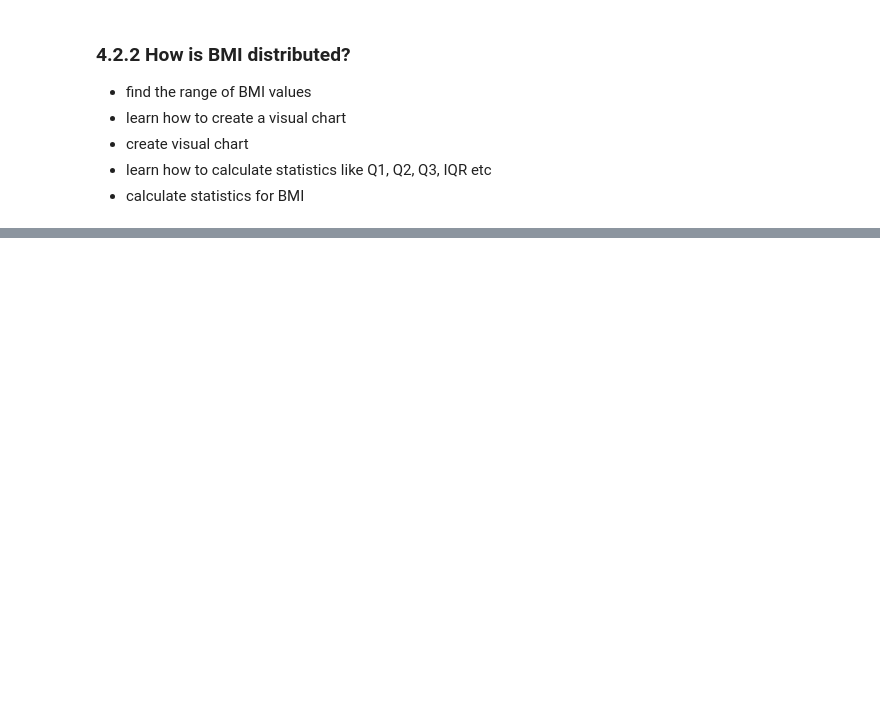
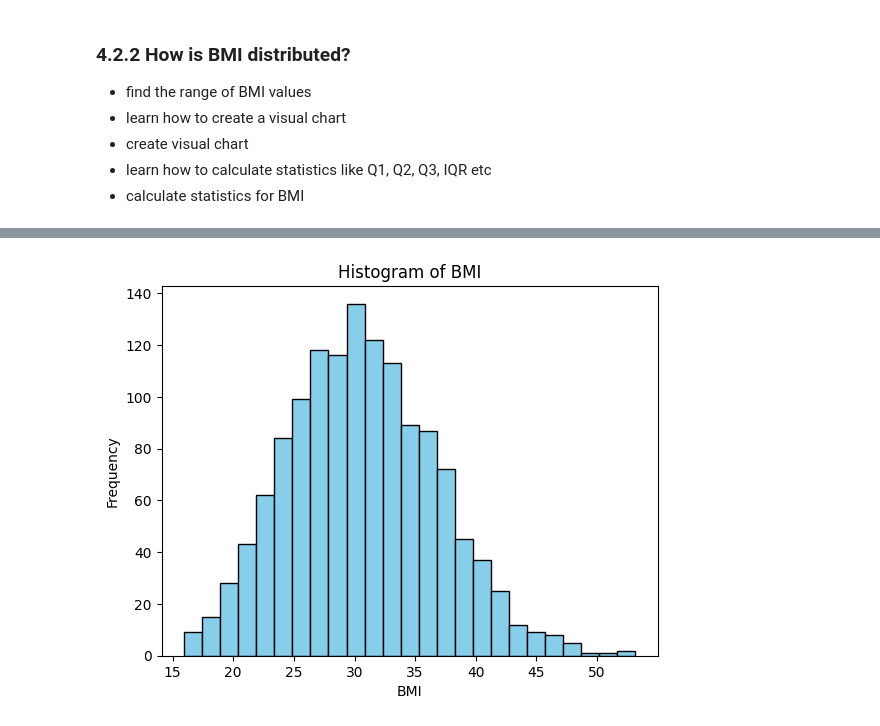
Before and after one commit to egraciani/python, a Jupyter notebook: Medical_Insurance_Cost_EGH.ipynb, the cells around one changed output, grey strips where cells are left out. Drawn from its saved outputs; the diff is of its cells as text; code cells hidden in the pictures; blank space fills up the shorter version.

```diff
--- a/Medical_Insurance_Cost_EGH.ipynb
+++ b/Medical_Insurance_Cost_EGH.ipynb
@@ -255,0 +288,13 @@ bmis[:10]
+# %%
+import matplotlib.pyplot as plt
+
+def plot_histogram(values, name):
+    plt.hist(values, bins='auto', color='skyblue', edgecolor='black')
+    plt.title(f'Histogram of {name}')
+    plt.xlabel(f'{name}')
+    plt.ylabel('Frequency')
+    plt.show()
+
+plot_histogram(bmis, 'BMI')
+# %% [output]
+[figure, added]
```
Also changed, not shown: parts of 3 cells of this notebook.
